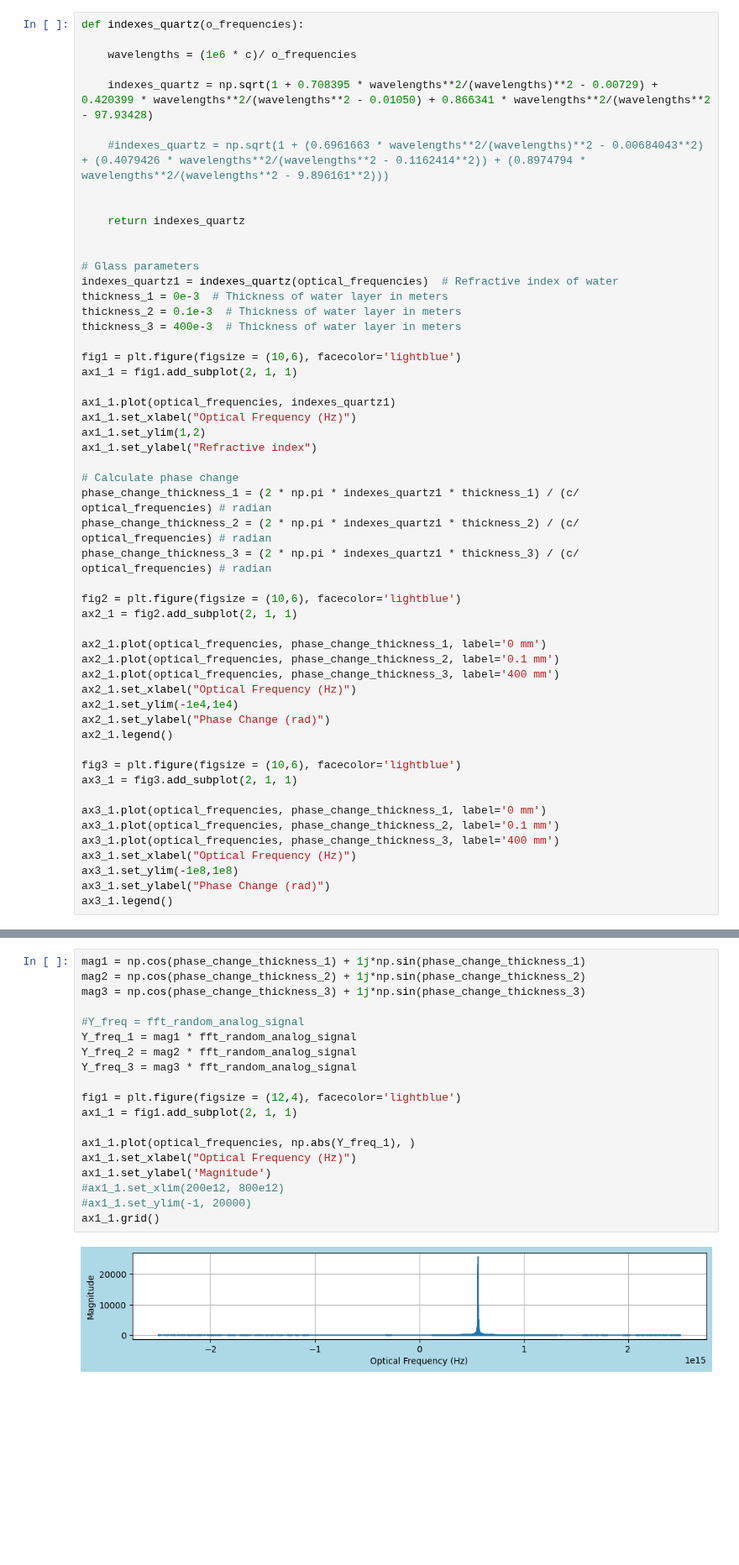
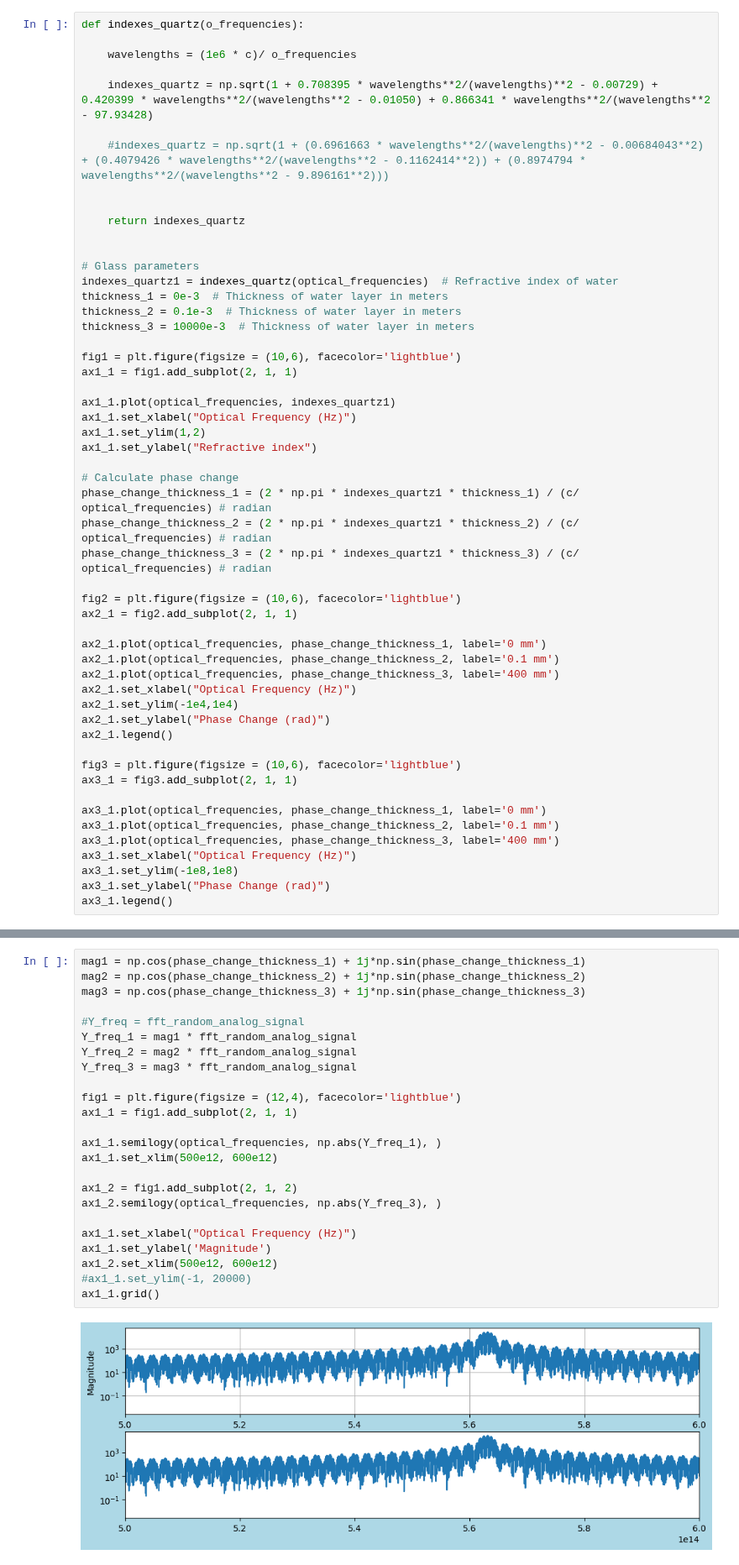
Before and after one commit to tacticstactics/Optical-pulse-broadening, a Jupyter notebook: optical_pulse_broadening_optical_fibers.ipynb, the cells around one changed output, grey strips where cells are left out. Shown at 84% size. Saved outputs shown, nothing was run; the diff lists cells and outputs as text; blank space fills up the shorter version.

```diff
--- a/optical_pulse_broadening_optical_fibers.ipynb
+++ b/optical_pulse_broadening_optical_fibers.ipynb
@@ -314,7 +314,7 @@ def indexes_quartz(o_frequencies):
 indexes_quartz1 = indexes_quartz(optical_frequencies)  # Refractive index of water
 thickness_1 = 0e-3  # Thickness of water layer in meters
 thickness_2 = 0.1e-3  # Thickness of water layer in meters
-thickness_3 = 400e-3  # Thickness of water layer in meters
+thickness_3 = 10000e-3  # Thickness of water layer in meters
 
 fig1 = plt.figure(figsize = (10,6), facecolor='lightblue')
 ax1_1 = fig1.add_subplot(2, 1, 1)
@@ -358,24 +358,29 @@ ax3_1.legend()
 # %%
 mag1 = np.cos(phase_change_thickness_1) + 1j*np.sin(phase_change_thickness_1)
 mag2 = np.cos(phase_change_thickness_2) + 1j*np.sin(phase_change_thickness_2)
 mag3 = np.cos(phase_change_thickness_3) + 1j*np.sin(phase_change_thickness_3)
 
 #Y_freq = fft_random_analog_signal
 Y_freq_1 = mag1 * fft_random_analog_signal
 Y_freq_2 = mag2 * fft_random_analog_signal
 Y_freq_3 = mag3 * fft_random_analog_signal
 
 fig1 = plt.figure(figsize = (12,4), facecolor='lightblue')
 ax1_1 = fig1.add_subplot(2, 1, 1)
 
-ax1_1.plot(optical_frequencies, np.abs(Y_freq_1), )
+ax1_1.semilogy(optical_frequencies, np.abs(Y_freq_1), )
+ax1_1.set_xlim(500e12, 600e12)
+
+ax1_2 = fig1.add_subplot(2, 1, 2)
+ax1_2.semilogy(optical_frequencies, np.abs(Y_freq_3), )
+
 ax1_1.set_xlabel("Optical Frequency (Hz)")
 ax1_1.set_ylabel('Magnitude')
-#ax1_1.set_xlim(200e12, 800e12)
+ax1_2.set_xlim(500e12, 600e12)
 #ax1_1.set_ylim(-1, 20000)
 ax1_1.grid()
 # %% [output]
-[figure, old version]
+[figure, new version]
 # %%
 
 Y_freq_1_unshifted = ifftshift(Y_freq_1)
```
Also changed, not shown: parts of 3 cells of this notebook.
